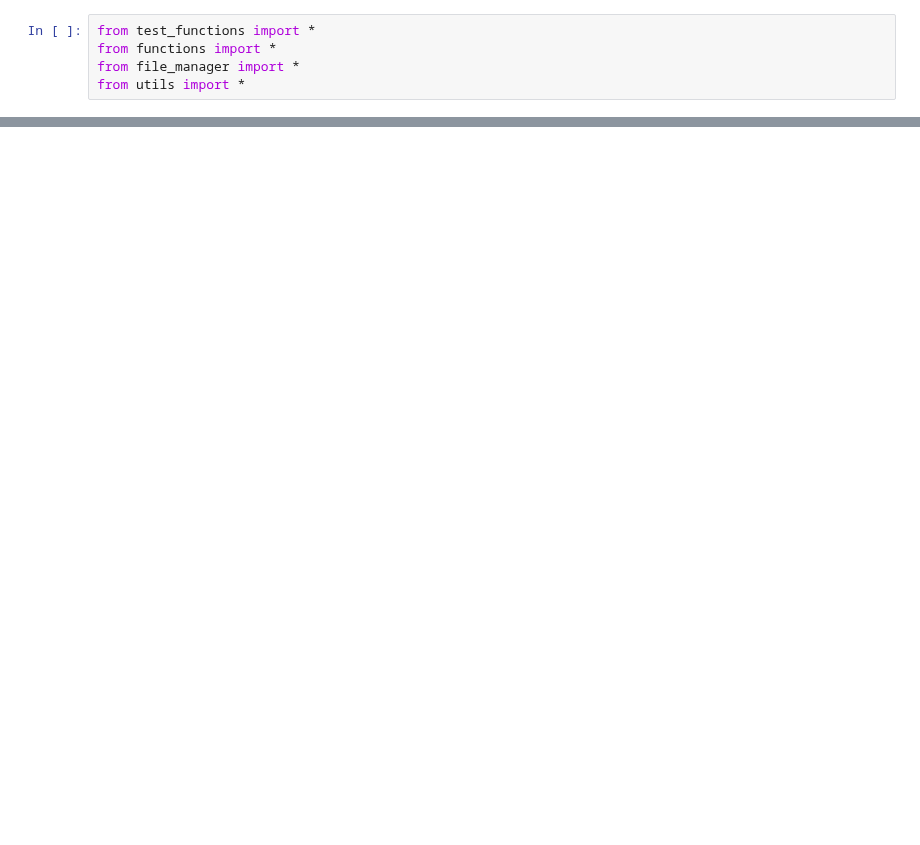
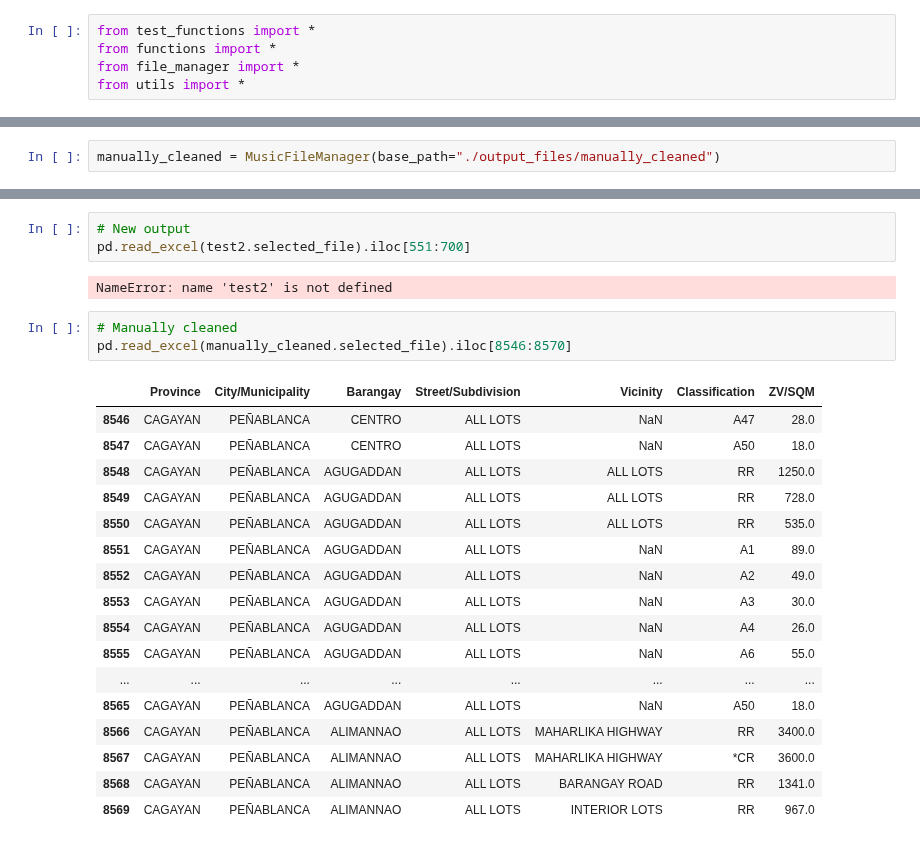
Before and after one commit to lansantuyo/bir-zl-scraping, a Jupyter notebook: processing/process_bir.ipynb, the cells around one changed output, grey strips where cells are left out. Cells and saved outputs as stored; diff of their text form; blank space fills up the shorter version.

```diff
--- a/processing/process_bir.ipynb
+++ b/processing/process_bir.ipynb
@@ -28,0 +88,2 @@ compare_excel_files("output_files/test_rdo1.xlsx", "output_files/output_v1.0/Upd
+# %%
+manually_cleaned = MusicFileManager(base_path="./output_files/manually_cleaned")
@@ -28,0 +125,26 @@ compare_excel_files("output_files/test_rdo1.xlsx", "output_files/output_v1.0/Upd
+# %%
+# New output
+pd.read_excel(test2.selected_file).iloc[551:700]
+# %% [output]
+NameError: name 'test2' is not defined
+# %%
+# Manually cleaned
+pd.read_excel(manually_cleaned.selected_file).iloc[8546:8570]
+# %% [output]
+|  | Province | City/Municipality | Barangay | Street/Subdivision | Vicinity | Classification | ZV/SQM |
+| 8546 | CAGAYAN | PEÑABLANCA | CENTRO | ALL LOTS | NaN | A47 | 28.0 |
+| 8547 | CAGAYAN | PEÑABLANCA | CENTRO | ALL LOTS | NaN | A50 | 18.0 |
+| 8548 | CAGAYAN | PEÑABLANCA | AGUGADDAN | ALL LOTS | ALL LOTS | RR | 1250.0 |
+| 8549 | CAGAYAN | PEÑABLANCA | AGUGADDAN | ALL LOTS | ALL LOTS | RR | 728.0 |
+| 8550 | CAGAYAN | PEÑABLANCA | AGUGADDAN | ALL LOTS | ALL LOTS | RR | 535.0 |
+| 8551 | CAGAYAN | PEÑABLANCA | AGUGADDAN | ALL LOTS | NaN | A1 | 89.0 |
+| 8552 | CAGAYAN | PEÑABLANCA | AGUGADDAN | ALL LOTS | NaN | A2 | 49.0 |
+| 8553 | CAGAYAN | PEÑABLANCA | AGUGADDAN | ALL LOTS | NaN | A3 | 30.0 |
+| 8554 | CAGAYAN | PEÑABLANCA | AGUGADDAN | ALL LOTS | NaN | A4 | 26.0 |
+| 8555 | CAGAYAN | PEÑABLANCA | AGUGADDAN | ALL LOTS | NaN | A6 | 55.0 |
+| ... | ... | ... | ... | ... | ... | ... | ... |
+| 8565 | CAGAYAN | PEÑABLANCA | AGUGADDAN | ALL LOTS | NaN | A50 | 18.0 |
+| 8566 | CAGAYAN | PEÑABLANCA | ALIMANNAO | ALL LOTS | MAHARLIKA HIGHWAY | RR | 3400.0 |
+| 8567 | CAGAYAN | PEÑABLANCA | ALIMANNAO | ALL LOTS | MAHARLIKA HIGHWAY | *CR | 3600.0 |
+| 8568 | CAGAYAN | PEÑABLANCA | ALIMANNAO | ALL LOTS | BARANGAY ROAD | RR | 1341.0 |
+| 8569 | CAGAYAN | PEÑABLANCA | ALIMANNAO | ALL LOTS | INTERIOR LOTS | RR | 967.0 |
```
Also changed, not shown: parts of 21 cells of this notebook.
